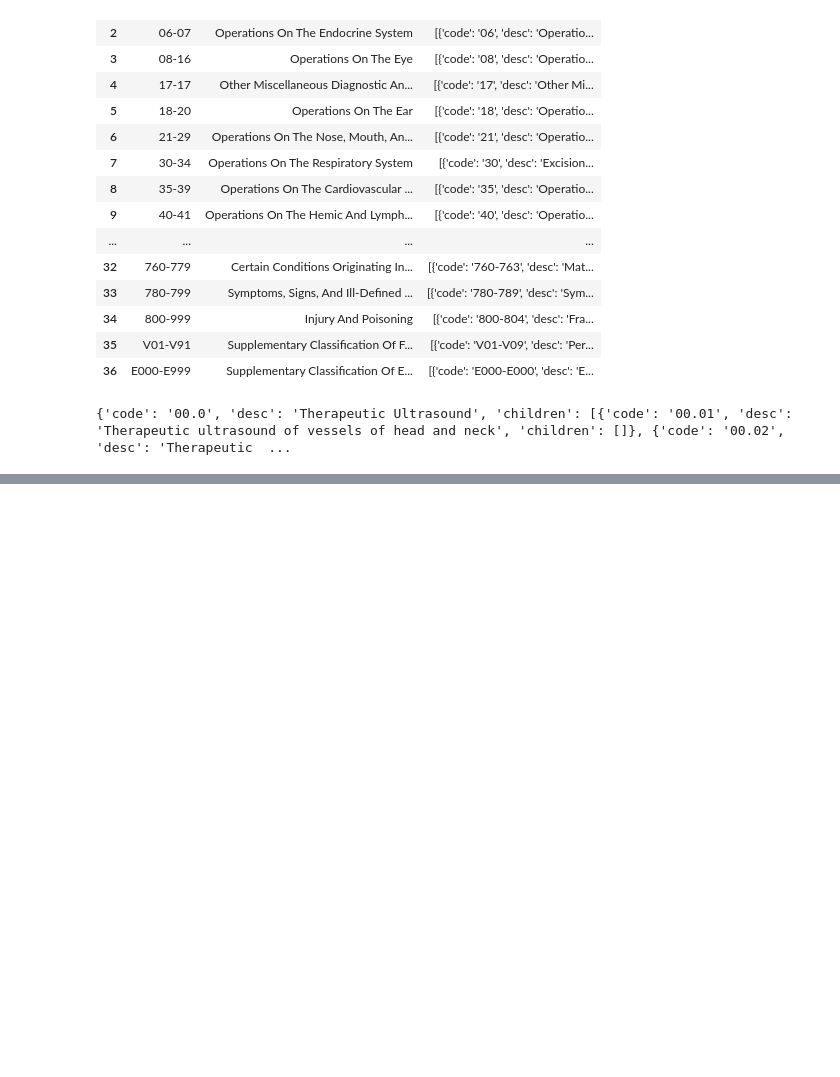
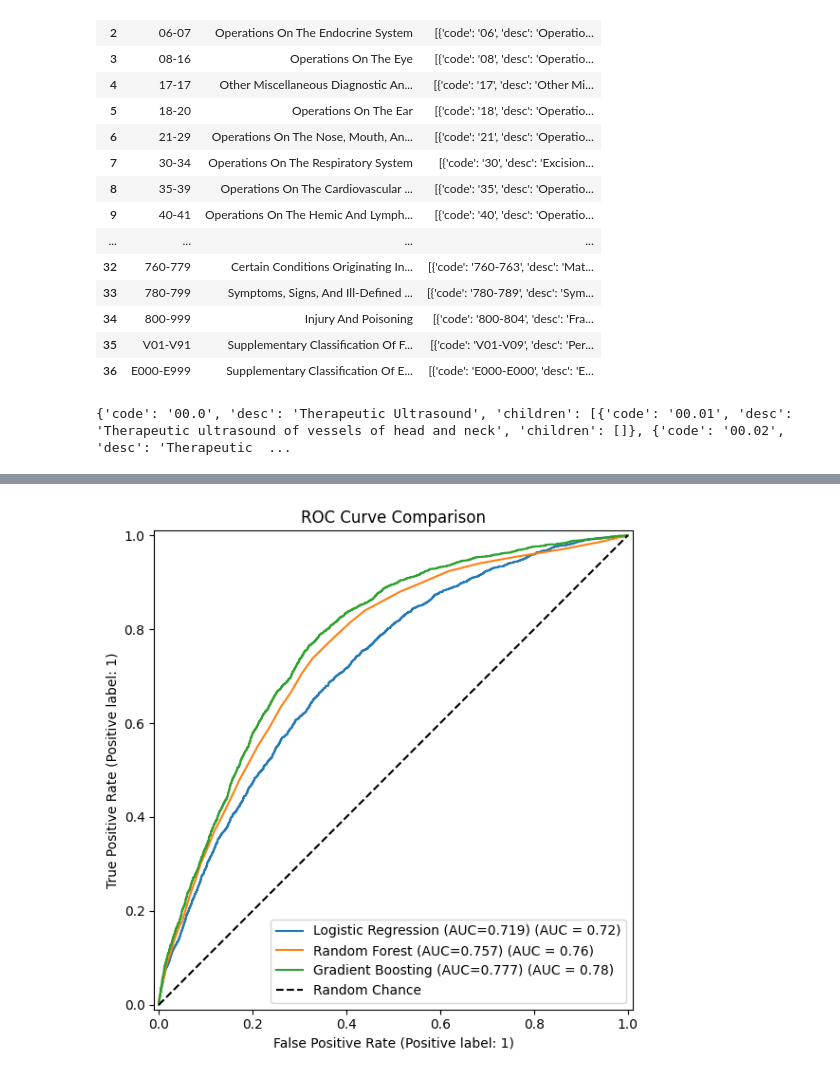
Before and after one commit to juhit101/Hospital-Readmission-Analytics, a Jupyter notebook: data.ipynb, the cells around one changed output, grey strips where cells are left out. Saved outputs shown, nothing was run; the diff lists cells and outputs as text; code cells hidden in the pictures; blank space fills up the shorter version.

```diff
--- a/data.ipynb
+++ b/data.ipynb
@@ -304,0 +594,26 @@ icd_code_df.to_csv('icd_code.csv')
+# %%
+lr_balanced_preds = lr_balanced.predict(X_test_scaled)
+lr_balanced_probs = lr_balanced.predict_proba(X_test_scaled)[:, 1]
+
+rf_balanced_preds = rf_balanced.predict(X_test)
+rf_balanced_probs = rf_balanced.predict_proba(X_test)[:, 1]
+
+gb_balanced_preds = gb_balanced.predict(X_test)
+gb_balanced_probs = gb_balanced.predict_proba(X_test)[:, 1]
+
+print("Balanced Logistic Regression")
+print(classification_report(y_test, lr_balanced_preds))
+
+print("Balanced Random Forest")
+print(classification_report(y_test, rf_balanced_preds))
+
+print("Balanced Gradient Boosting")
+print(classification_report(y_test, gb_balanced_preds))
+
+lr_balanced_auc = roc_auc_score(y_test, lr_balanced_probs)
+rf_balanced_auc = roc_auc_score(y_test, rf_balanced_probs)
+gb_balanced_auc = roc_auc_score(y_test, gb_balanced_probs)
+
+print(f"Balanced Logistic Regression AUC: {lr_balanced_auc:.4f}")
+print(f"Balanced Random Forest AUC:       {rf_balanced_auc:.4f}")
+print(f"Balanced Gradient Boosting AUC:   {gb_balanced_auc:.4f}")
@@ -304,0 +638,14 @@ icd_code_df.to_csv('icd_code.csv')
+# %%
+fig, ax = plt.subplots(figsize=(8, 6))
+
+RocCurveDisplay.from_predictions(y_test, lr_balanced_probs, name=f"Logistic Regression (AUC={lr_balanced_auc:.3f})", ax=ax)
+RocCurveDisplay.from_predictions(y_test, rf_balanced_probs, name=f"Random Forest (AUC={rf_balanced_auc:.3f})", ax=ax)
+RocCurveDisplay.from_predictions(y_test, gb_balanced_probs, name=f"Gradient Boosting (AUC={gb_balanced_auc:.3f})", ax=ax)
+
+ax.plot([0, 1], [0, 1], 'k--', label='Random Chance')
+ax.set_title("ROC Curve Comparison")
+ax.legend()
+plt.tight_layout()
+plt.show()
+# %% [output]
+[figure, added]
```
Also changed, not shown: parts of 38 cells of this notebook.
